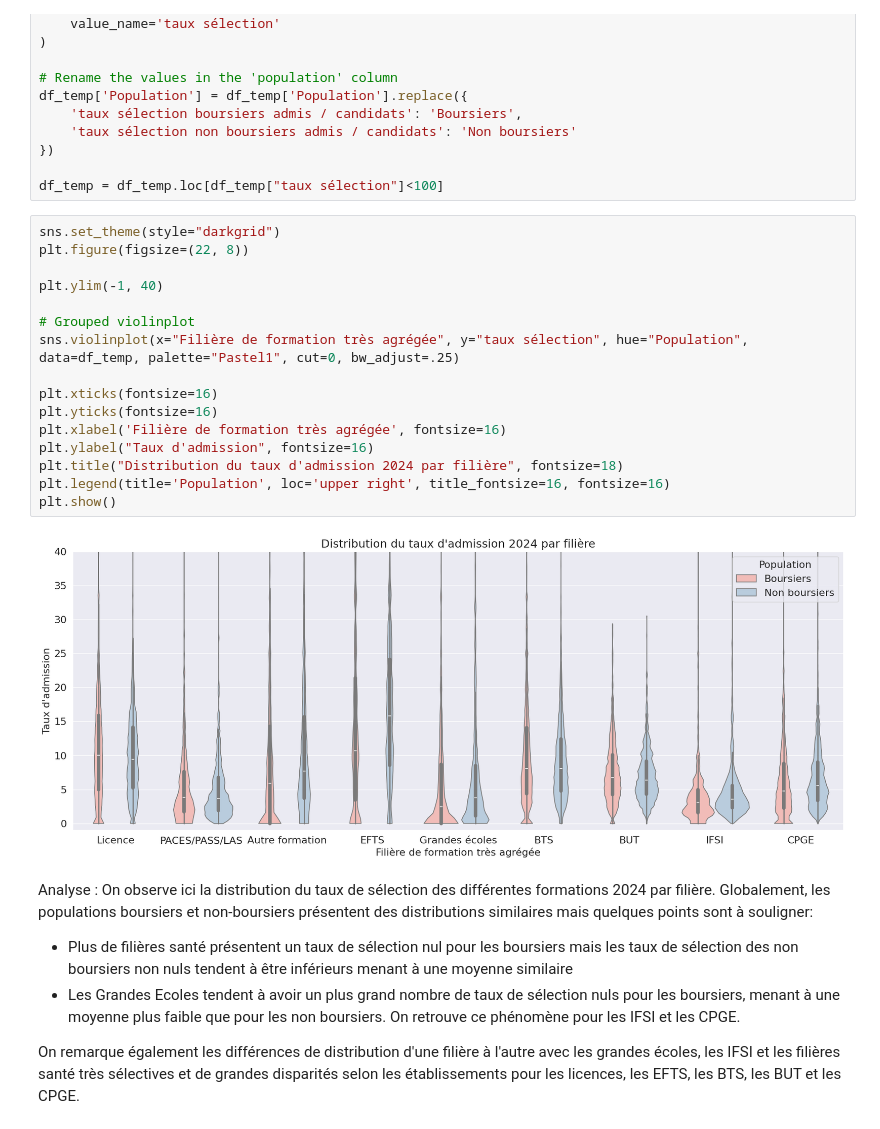
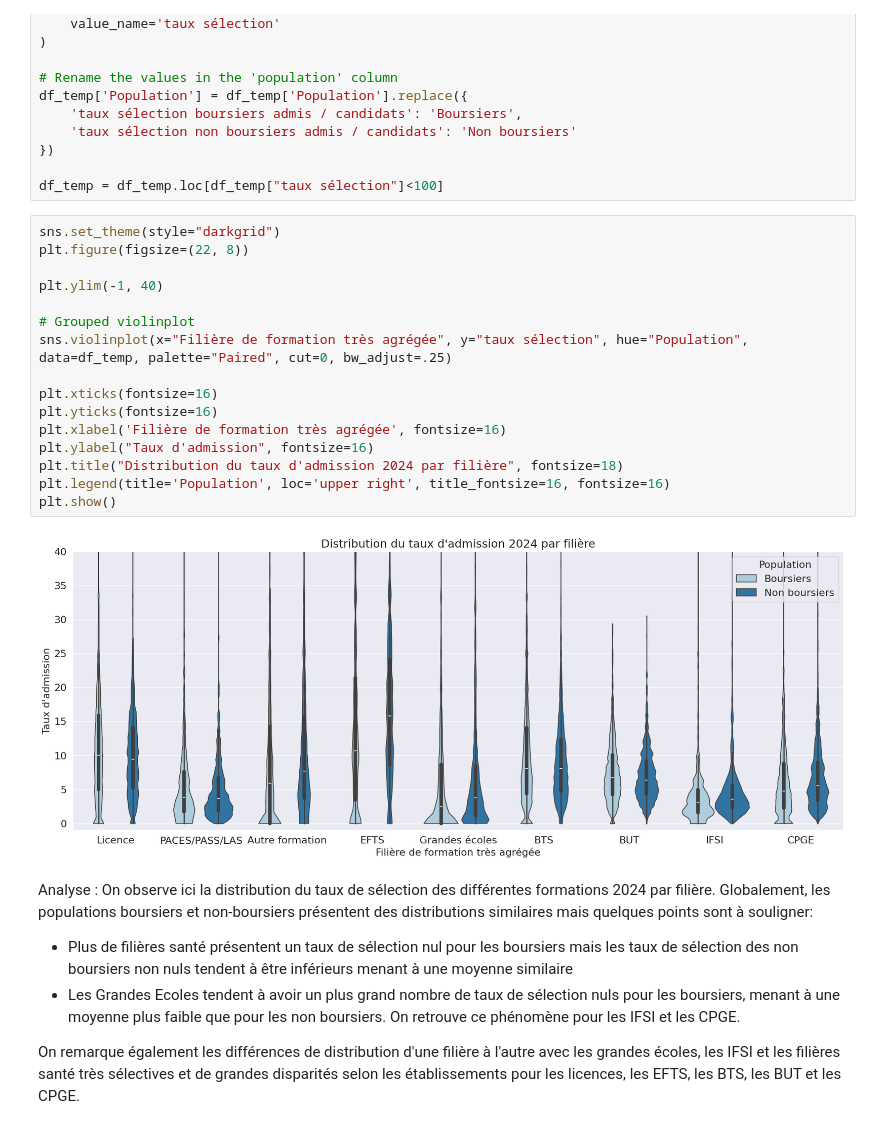
Before and after one commit to Projet-Filiere-ADAD/Projet_ADAD, a Jupyter notebook: Cleaned notebook yohann.ipynb, the cells around one changed output. Drawn from its saved outputs; the diff is of its cells as text.

```diff
--- a/Cleaned notebook yohann.ipynb
+++ b/Cleaned notebook yohann.ipynb
@@ -394,21 +394,21 @@ df_temp = df_temp.loc[df_temp["taux sélection"]<100]
 # %%
 sns.set_theme(style="darkgrid")
 plt.figure(figsize=(22, 8))
 
 plt.ylim(-1, 40)
 
 # Grouped violinplot
-sns.violinplot(x="Filière de formation très agrégée", y="taux sélection", hue="Population", data=df_temp, palette="Pastel1", cut=0, bw_adjust=.25)
+sns.violinplot(x="Filière de formation très agrégée", y="taux sélection", hue="Population", data=df_temp, palette="Paired", cut=0, bw_adjust=.25)
 
 plt.xticks(fontsize=16)
 plt.yticks(fontsize=16)
 plt.xlabel('Filière de formation très agrégée', fontsize=16)
 plt.ylabel("Taux d'admission", fontsize=16)
 plt.title("Distribution du taux d'admission 2024 par filière", fontsize=18)
 plt.legend(title='Population', loc='upper right', title_fontsize=16, fontsize=16)
 plt.show()
 # %% [output]
-[figure, old version]
+[figure, new version]
 # %% [markdown]
 Analyse : On observe ici la distribution du taux de sélection des différentes formations 2024 par filière. Globalement, les populations boursiers et non-boursiers présentent des distributions similaires mais quelques points sont à souligner:
 - Plus de filières santé présentent un taux de sélection nul pour les boursiers mais les taux de sélection des non boursiers non nuls tendent à être inférieurs menant à une moyenne similaire
```
Also changed, not shown: parts of 1 cell of this notebook.
